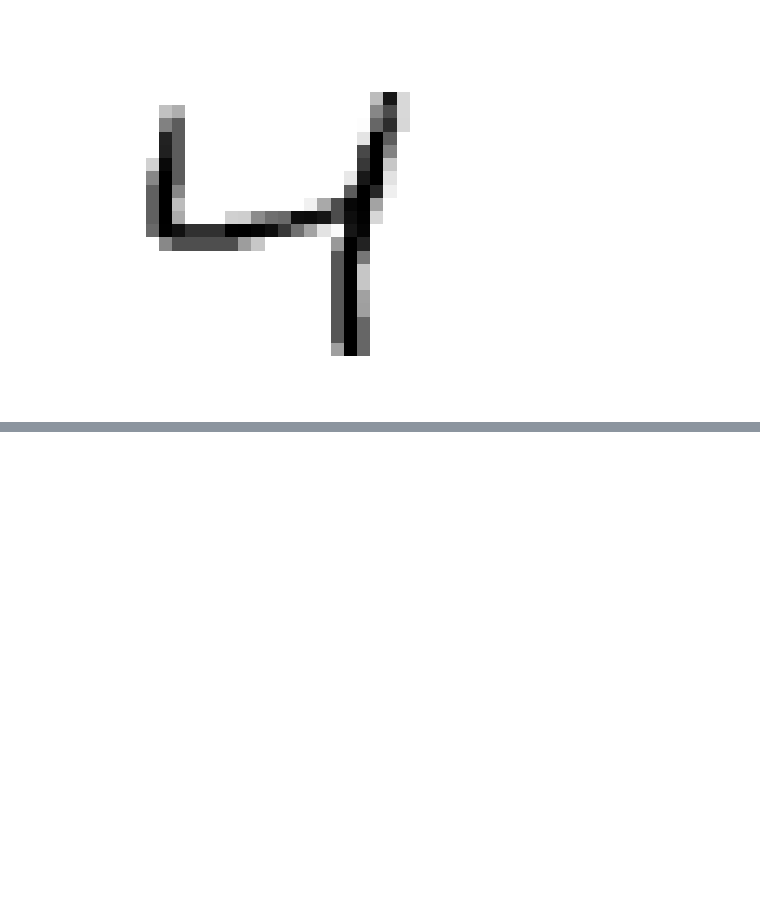
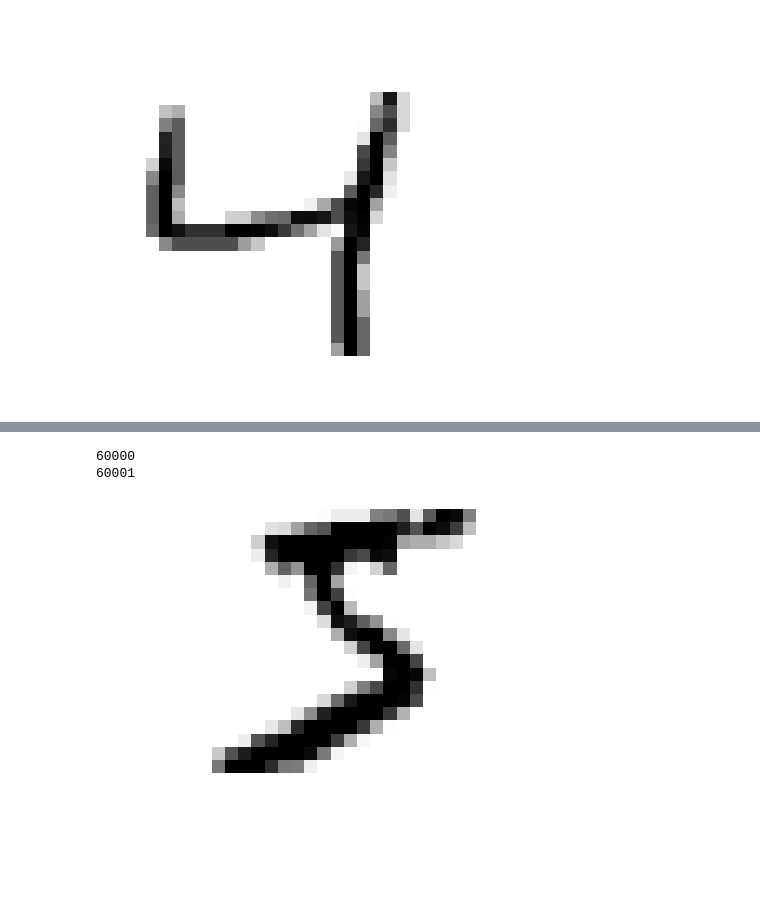
Before and after one commit to MiquelMarinoEspinosa/handson-ml3, a Jupyter notebook: 03_exercises.ipynb, the cells around one changed output, grey strips where cells are left out. Drawn from its saved outputs; the diff is of its cells as text; code cells hidden in the pictures; blank space fills up the shorter version.

```diff
--- a/03_exercises.ipynb
+++ b/03_exercises.ipynb
@@ -908,0 +954,14 @@ show_image(shift(X_train[0].reshape(28,28), [0, -2], cval=0))
+# %%
+# new_image = new_image.reshape(1, 784)
+new_image = new_image.reshape(784)
+X_train_copy = X_train.copy()
+print(X_train_copy.shape[0])
+X_train_copy = np.vstack((X_train_copy, new_image))
+last_image = X_train_copy[-1]
+last_image.shape
+print(X_train_copy.shape[0])
+show_image(last_image.reshape(28,28))
+# %% [output]
+60000
+60001
+[figure, added]
```
Also changed, not shown: parts of 9 cells of this notebook.
